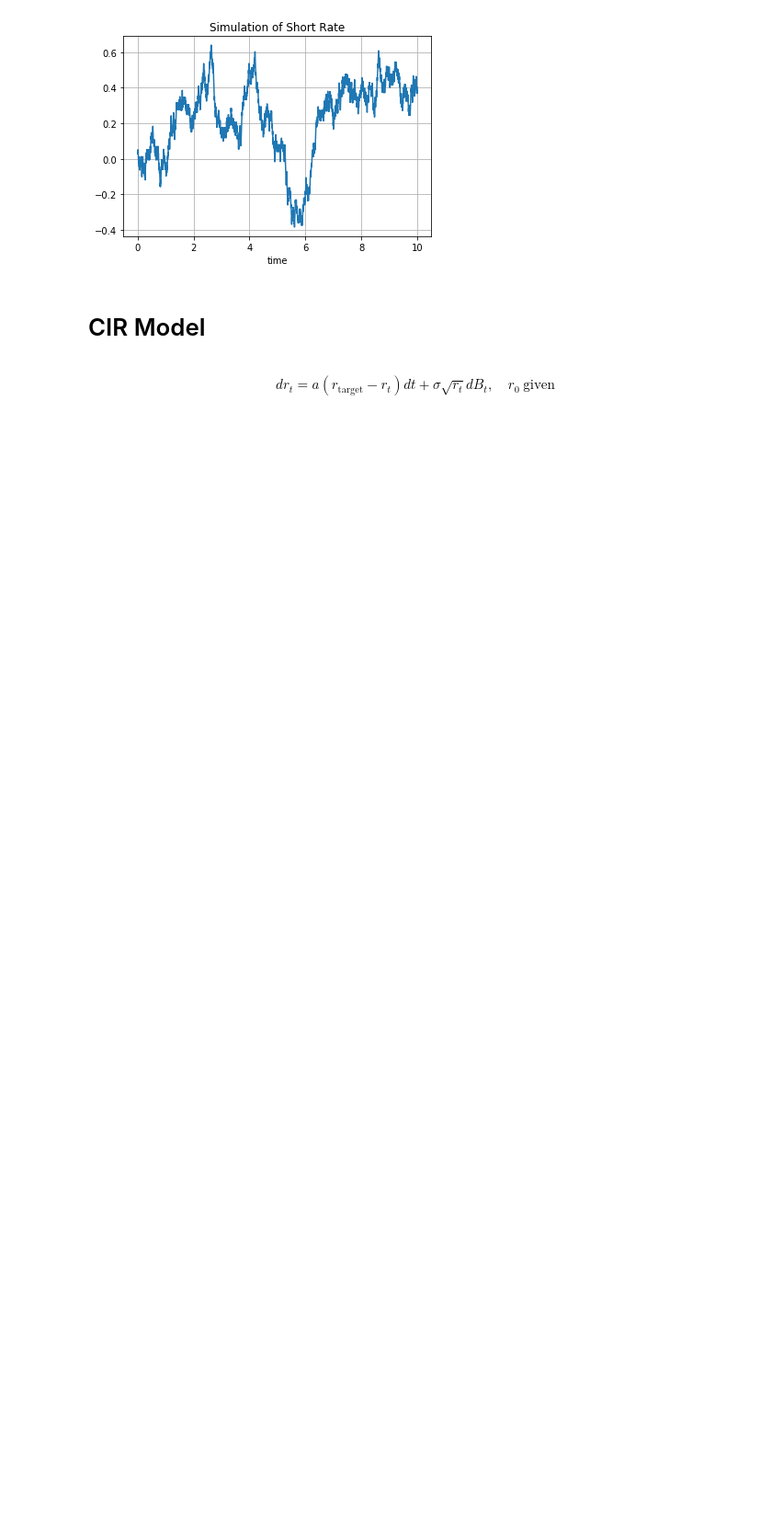
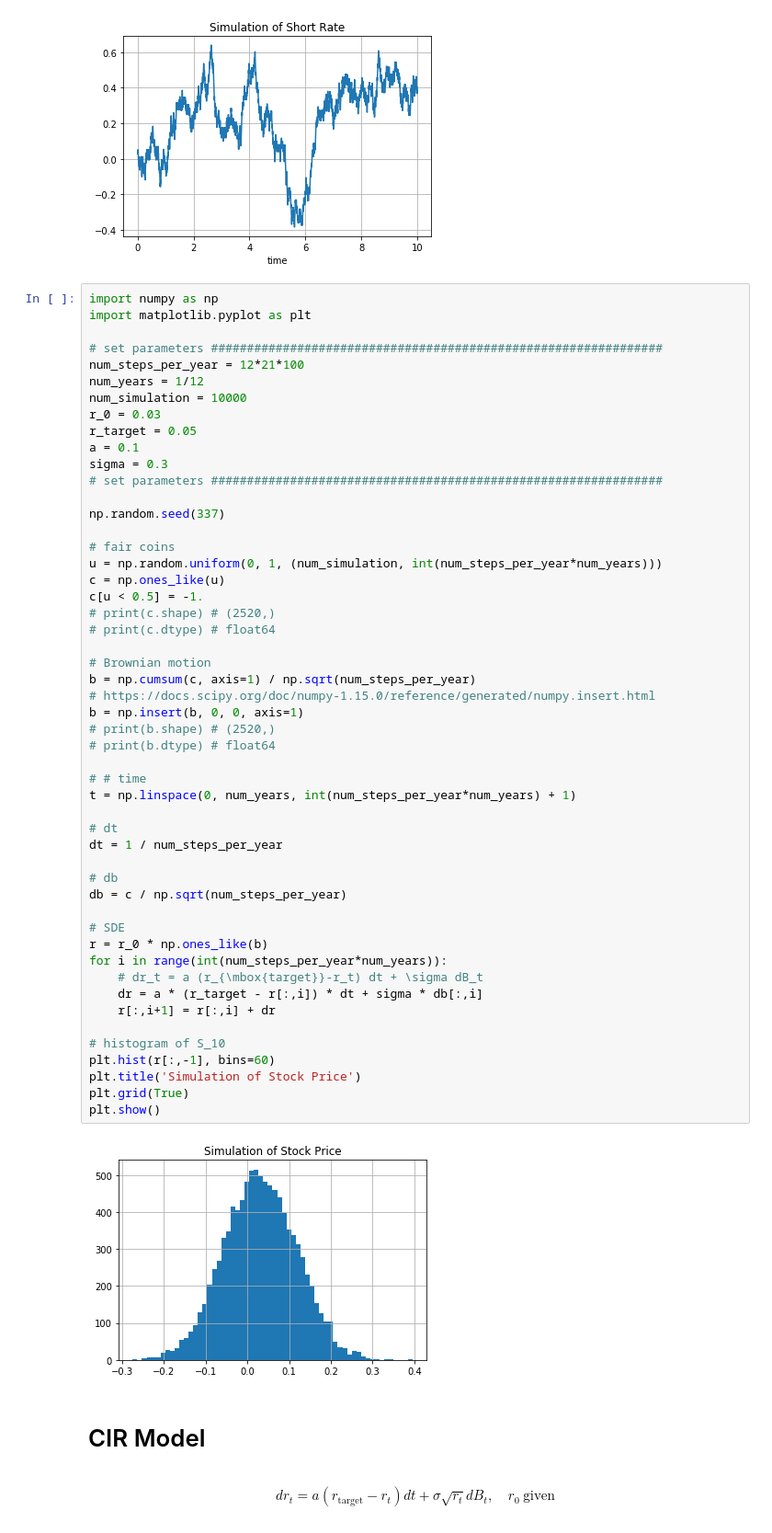
Before and after one commit to SungchulLee/financial_math, a Jupyter notebook: SDE.ipynb, the cells around one changed output. Shown at 92% size. Drawn from its saved outputs; the diff is of its cells as text; blank space fills up the shorter version.

Commit message:
update code including code of generating histogram

```diff
--- a/SDE.ipynb
+++ b/SDE.ipynb
@@ -171,6 +171,59 @@ plt.grid(True)
 plt.show()
 # %% [output]
 [figure]
+# %%
+import numpy as np
+import matplotlib.pyplot as plt
+
+# set parameters ###############################################################
+num_steps_per_year = 12*21*100
+num_years = 1/12
+num_simulation = 10000
+r_0 = 0.03
+r_target = 0.05
+a = 0.1
+sigma = 0.3
+# set parameters ###############################################################
+
+np.random.seed(337)
+
+# fair coins
+u = np.random.uniform(0, 1, (num_simulation, int(num_steps_per_year*num_years)))
+c = np.ones_like(u)
+c[u < 0.5] = -1.
+# print(c.shape) # (2520,)
+# print(c.dtype) # float64
+
+# Brownian motion
+b = np.cumsum(c, axis=1) / np.sqrt(num_steps_per_year)
+# https://docs.scipy.org/doc/numpy-1.15.0/reference/generated/numpy.insert.html
+b = np.insert(b, 0, 0, axis=1)
+# print(b.shape) # (2520,)
+# print(b.dtype) # float64
+
+# # time
+t = np.linspace(0, num_years, int(num_steps_per_year*num_years) + 1)
+
+# dt
+dt = 1 / num_steps_per_year
+
+# db
+db = c / np.sqrt(num_steps_per_year)
+
+# SDE
+r = r_0 * np.ones_like(b)
+for i in range(int(num_steps_per_year*num_years)):
+    # dr_t = a (r_{\mbox{target}}-r_t) dt + \sigma dB_t
+    dr = a * (r_target - r[:,i]) * dt + sigma * db[:,i]
+    r[:,i+1] = r[:,i] + dr
+
+# histogram of S_10
+plt.hist(r[:,-1], bins=60)
+plt.title('Simulation of Stock Price')
+plt.grid(True)
+plt.show()
+# %% [output]
+[figure, added]
 # %% [markdown]
 # CIR Model
 # %% [markdown]
```
Also changed, not shown: parts of 1 cell of this notebook.
